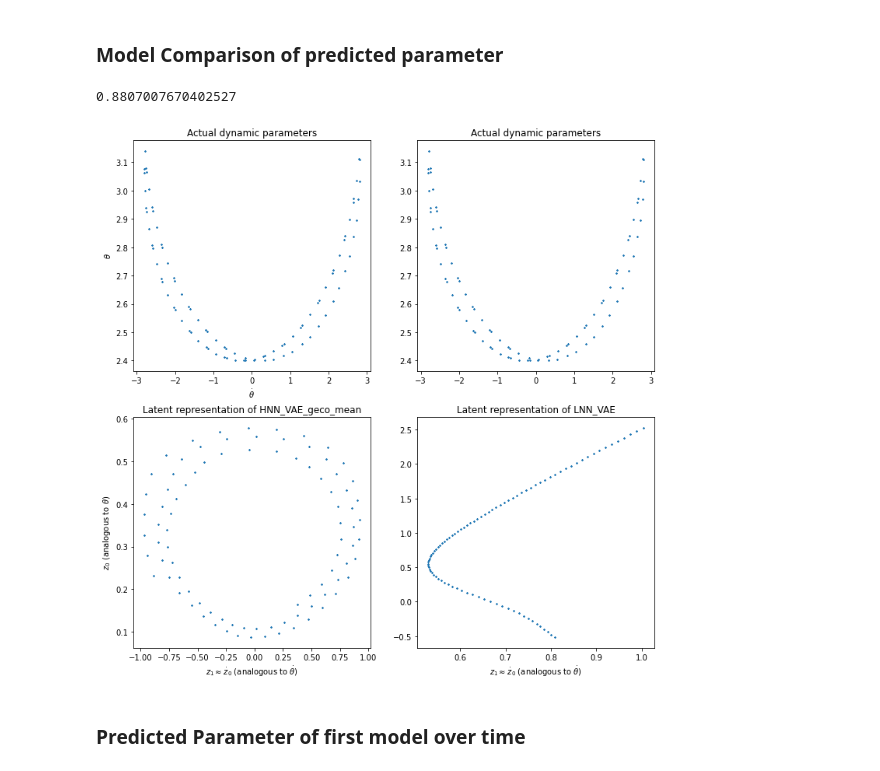
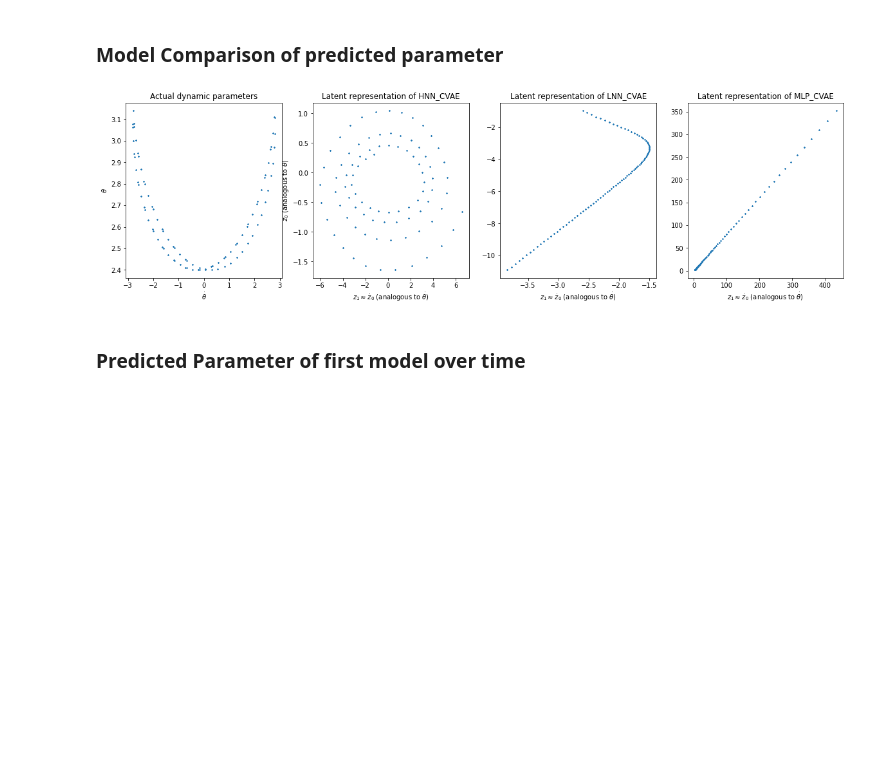
Before and after one commit to jantiegges/PixelDDN_Bachelor_Thesis, a Jupyter notebook: evaluate.ipynb, the cells around one changed output. Drawn from its saved outputs; the diff is of its cells as text; code cells hidden in the pictures; blank space fills up the shorter version.

```diff
--- a/evaluate.ipynb
+++ b/evaluate.ipynb
@@ -85,8 +85,9 @@ Example of training data
 | Convolutional Variational Autoencoder | MLP_CVAE | LNN_CVAE | HNN_CVAE |
 # %%
 # choose models to compare (add as many as you like to the list)
-model_names = ["HNN_VAE_geco_mean",
-               "LNN_VAE"]
+model_names = ["HNN_CVAE",
+               "LNN_CVAE",
+               "MLP_CVAE"]
 # %%
 # load saved models
 models = [None] * len(model_names)
@@ -569,11 +633,14 @@ for i, model in enumerate(models):
             pred_z1[i][j] = pred[i].qdot[j][0].detach().numpy()
             pred_z2[i][j] = pred[i].qddot[j][0].detach().numpy()
             pred_energies[i][j] = pred[i].energies[j][0]
-        # hamiltonian or normal
+        # hamiltonian
+        elif 'HNN' in model_names[i]:
+            pred_z0[i][j] = pred[i].q[j][0].detach().numpy()
+            pred_z1[i][j] = pred[i].p[j][0].detach().numpy()
+            pred_energies[i][j] = pred[i].energies[j][0]
         else:
             pred_z0[i][j] = pred[i].q[j][0].detach().numpy()
             pred_z1[i][j] = pred[i].p[j][0].detach().numpy()
-            pred_energies[i][j] = pred[i].energies[j][0]
 # %% [markdown]
 ### Predicted parameter of first model
 # %%
@@ -598,41 +665,38 @@ plt.tight_layout() ; plt.show()
 # %% [markdown]
 ### Model Comparison of predicted parameter
 # %%
-fig = plt.figure(figsize=(12,12))
+fig = plt.figure(figsize=(20,5))
 ax = []
 input_len = batch.shape[0]
 idx = 1
 
+# get generalized or canononical coordinates of input dependng if Lagrangian or Hamiltonian
+if 'LNN' in model_names[0]:
+    z_actual = data['train_meta_data']['gcoords_in'][0,:]
+elif 'HNN' in model_names[0]:
+    z_actual = data['train_meta_data']['ccoords_in'][0,:]
+else:
+    # choose canonical or generalized coordinates for MLP network?
+    z_actual = data['train_meta_data']['ccoords_in'][0,:]
+
+# plot actual representation
+ax.append(fig.add_subplot(1,len(models)+1,1))
+plt.plot(z_actual[:,1], z_actual[:,0], '*', markersize=2)
+ax[-1].set_xlabel("$\dot \\theta$")
+ax[-1].set_ylabel("$\\theta$")
+ax[-1].set_title("Actual dynamic parameters")
+
 # plot output images
 for i, model in enumerate(models):
 
-    # get generalized or canononical coordinates of input dependng if Lagrangian or Hamiltonian
-    if 'LNN' in model_names[i]:
-        z_actual = data['train_meta_data']['gcoords_in'][0,:]
-    elif 'HNN' in model_names[i]:
-        z_actual = data['train_meta_data']['ccoords_in'][0,:]
-    else:
-        # choose canonical or generalized coordinates for MLP network?
-        z_actual = data['train_meta_data']['ccoords_in'][0,:]
-
-    # plot actual representation
-    ax.append(fig.add_subplot(2,len(models),i+1))
-    plt.plot(z_actual[:,1], z_actual[:,0], '*', markersize=2)
-    ax[0].set_xlabel("$\dot \\theta$")
-    ax[0].set_ylabel("$\\theta$")
-    ax[-1].set_title("Actual dynamic parameters")
-
     # plot latent representation
-    ax.append(fig.add_subplot(2,len(models),i+len(models)+1))
+    ax.append(fig.add_subplot(1,len(models)+1,i+2))
     plt.plot(pred_z1[i][:], pred_z0[i][:],'*', markersize=2)
     ax[-1].set_xlabel("$z_1 \\approx \dot z_0$ (analogous to $\dot \\theta$)")
     ax[1].set_ylabel("$z_0$ (analogous to $\\theta$)")
     ax[-1].set_title(f"Latent representation of {model_names[i]}")
-
-print(pred_z1[1][80])
 # %% [output]
-0.8807007670402527
-[figure, old version]
+[figure, new version]
 # %% [markdown]
 ### Predicted Parameter of first model over time
 # %%
```
Also changed, not shown: parts of 29 cells of this notebook, 34 other files.
